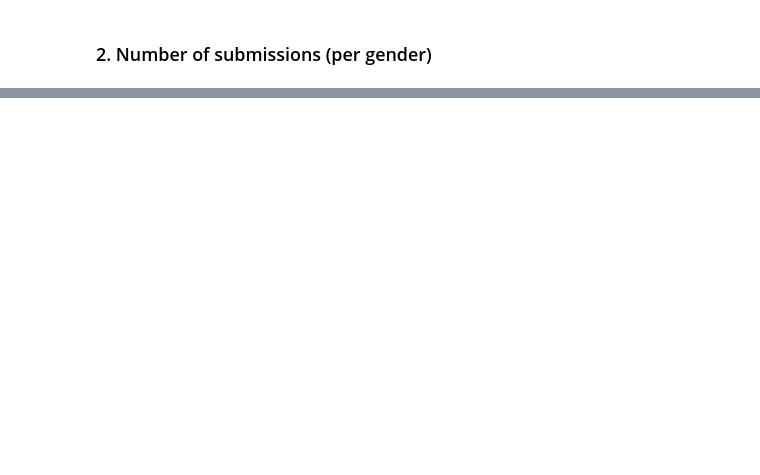
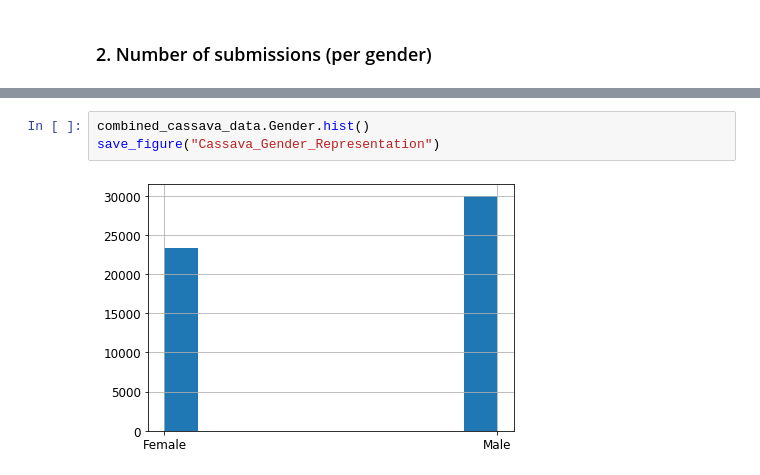
Before and after one commit to MosesBomera/RCROPS-Data-Analysis, a Jupyter notebook: RCROPS_data_analysis.ipynb, the cells around one changed output, grey strips where cells are left out. Drawn from its saved outputs; the diff is of its cells as text; blank space fills up the shorter version.

```diff
--- a/RCROPS_data_analysis.ipynb
+++ b/RCROPS_data_analysis.ipynb
@@ -307,0 +361,5 @@ Gender Distribution Summary:
+# %%
+combined_cassava_data.Gender.hist()
+save_figure("Cassava_Gender_Representation")
+# %% [output]
+[figure, added]
```
Also changed, not shown: parts of 19 cells of this notebook.
